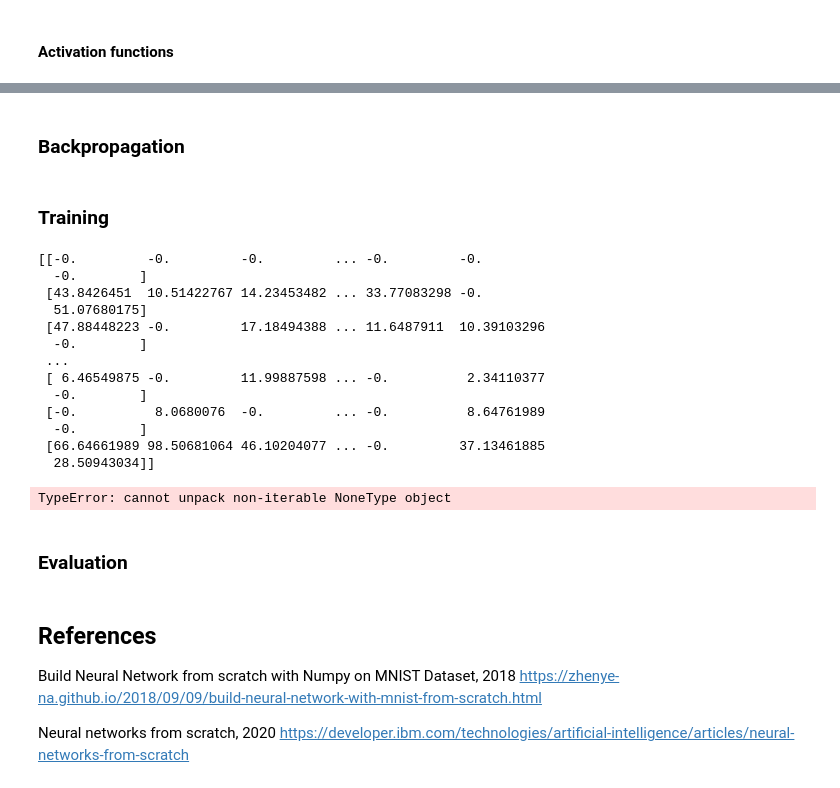
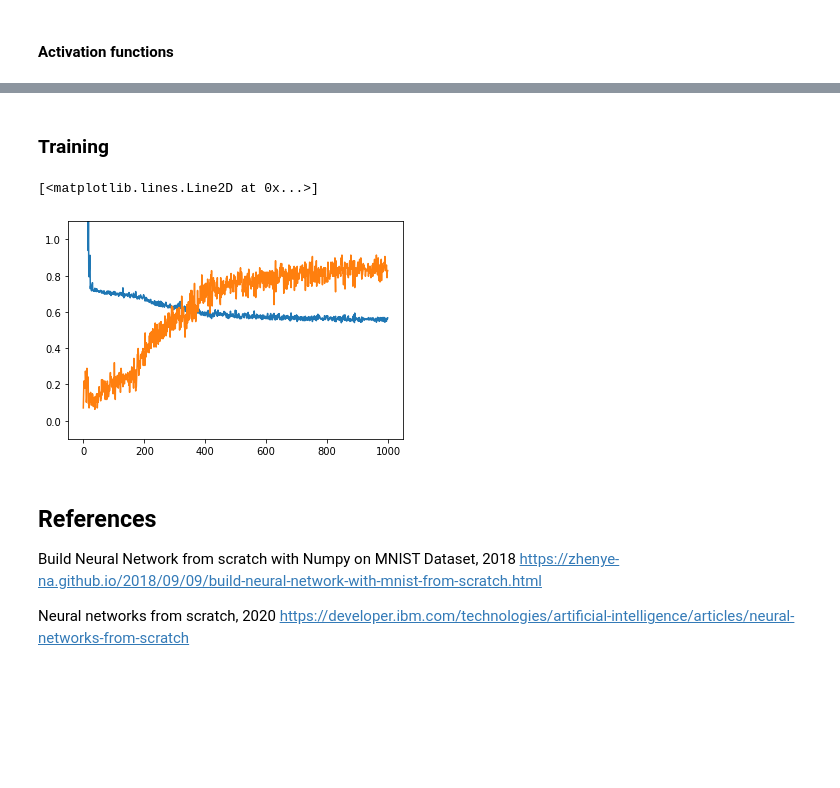
Before and after one commit to Silverlined/MNIST-Neural-Network, a Jupyter notebook: MNIST_Neural_Network_Numpy.ipynb, the cells around one changed output, grey strips where cells are left out. Cells and saved outputs as stored; diff of their text form; code cells hidden in the pictures; blank space fills up the shorter version.

Commit message:
learns, but not good enough

```diff
--- a/MNIST_Neural_Network_Numpy.ipynb
+++ b/MNIST_Neural_Network_Numpy.ipynb
@@ -251,8 +251,8 @@ def softmax(x):
 
 def ReLU(x, derivative=False):
     if derivative:
-        return 1. * (x > 0)
-    return x * (x > 0)
+        return 1. * (x > 0).astype(np.float32)
+    return x * (x > 0).astype(np.float32)
 
 def logSumExp(x):
     # http://gregorygundersen.com/blog/2020/02/09/log-sum-exp/
@@ -307,4 +302,4 @@ def forward_backward(weights, x_train, y_train):
 # %%
-nn = NumpyNeuralNetwork(sizes=[784,128,10])
+nn = NumpyNeuralNetwork(sizes=[784,128,10], learning_rate=0.001)
 s = [0,1,2,3]
-forward_backward(nn.weights, X_train[s].reshape((-1, 28*28)).T, Y_train[s])
+#forward_backward(nn.weights, X_train[s].reshape((-1, 28*28)).T, Y_train[s])
@@ -323,46 +306,31 @@ forward_backward(nn.weights, X_train[s].reshape((-1, 28*28)).T, Y_train[s])
-# %% [markdown]
-### Backpropagation
 # %% [markdown]
 ### Training
 # %%
 np.random.seed(1337)
 
 losses, accuracies = [], []
-t = trange(100)
+t = trange(1000)
 for i in t:
     samp = np.random.randint(0, X_train.shape[0], size=(nn.batch_size))
     X = X_train[samp].reshape((-1, 28*28)).T
     Y = Y_train[samp]
-    x_loss, x_l2, d_l1, d_l2 = forward_backward(nn.weights, X, Y)
+    x_loss, z2, d_weights = forward_backward(nn.weights, X, Y)
 
-    cat = np.argmax(x_l2)
+    cat = np.argmax(z2, axis=1)
     accuracy = (cat == Y).mean()
 
     # SGD
-    l1 = l1 - nn.learning_rate*d_l1
-    l2 = l2 - nn.learning_rate*d_l2
+    nn.weights["W1"] = nn.weights["W1"] - nn.learning_rate * d_weights["W1"]
+    nn.weights["W2"] = nn.weights["W2"] - nn.learning_rate * d_weights["W2"]
 
     loss = x_loss.mean()
     losses.append(loss)
     accuracies.append(accuracy)
     t.set_description("loss %.2f accuracy %.2f" % (loss, accuracy))
 
+plt.ylim(-0.1, 1.1)
 plot(losses)
 plot(accuracies)
 # %% [output]
-[[-0.         -0.         -0.         ... -0.         -0.
-  -0.        ]
- [43.8426451  10.51422767 14.23453482 ... 33.77083298 -0.
-  51.07680175]
- [47.88448223 -0.         17.18494388 ... 11.6487911  10.39103296
-  -0.        ]
- ...
- [ 6.46549875 -0.         11.99887598 ... -0.          2.34110377
-  -0.        ]
- [-0.          8.0680076  -0.         ... -0.          8.64761989
-  -0.        ]
- [66.64661989 98.50681064 46.10204077 ... -0.         37.13461885
-  28.50943034]]
+[<matplotlib.lines.Line2D at 0x...>]
-TypeError: cannot unpack non-iterable NoneType object
+[figure, added]
-# %% [markdown]
-### Evaluation
```
Also changed, not shown: parts of 7 cells of this notebook.
